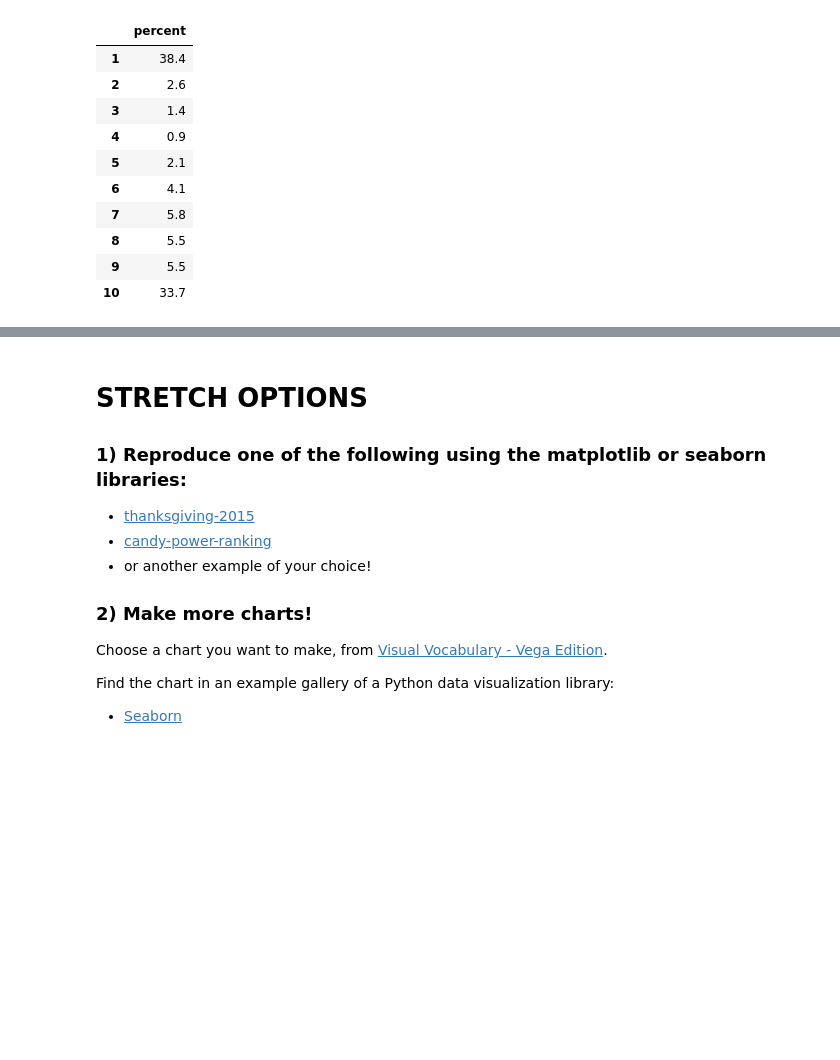
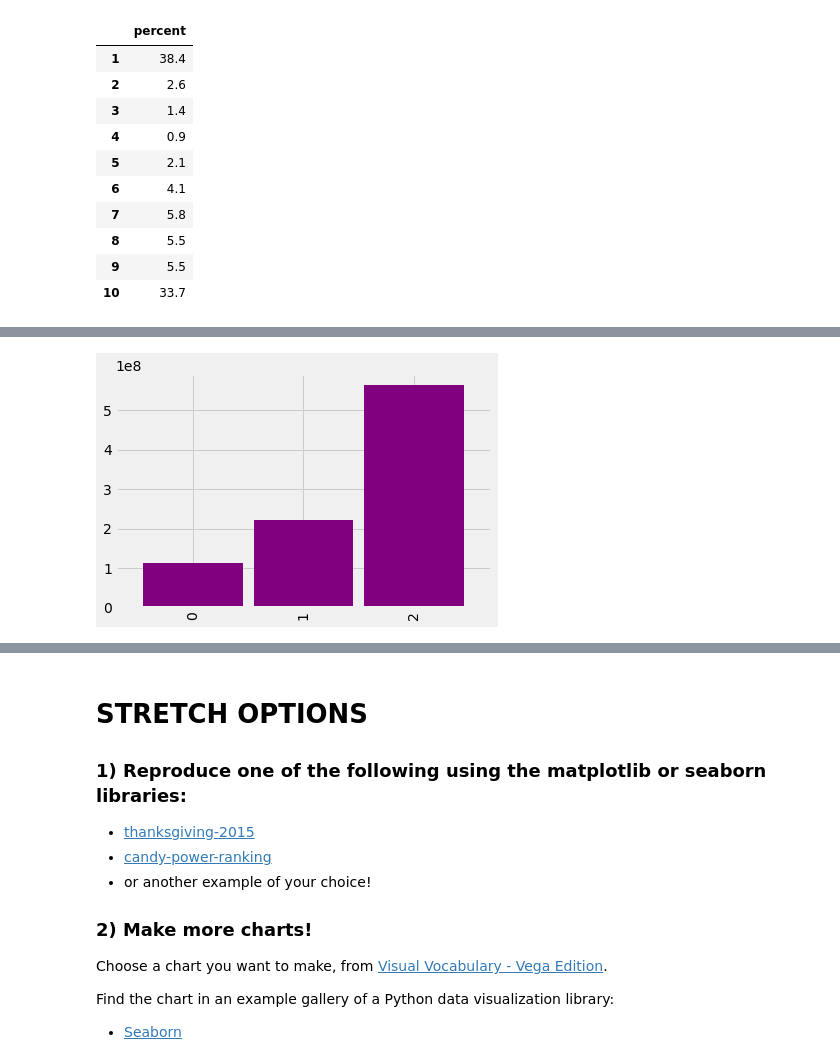
Before and after one commit to iambrookedrake/DS-Unit-1-Sprint-1-Data-Wrangling-and-Storytelling, a Jupyter notebook: module4-make-explanatory-visualizations/Brooke_Drake_DSPT6_U1S1M4_Make_Explanatory_Visualizations_Assignment.ipynb, the cells around one changed output, grey strips where cells are left out. Cells and saved outputs as stored; diff of their text form; code cells hidden in the pictures; blank space fills up the shorter version.

```diff
--- a/module4-make-explanatory-visualizations/Brooke_Drake_DSPT6_U1S1M4_Make_Explanatory_Visualizations_Assignment.ipynb
+++ b/module4-make-explanatory-visualizations/Brooke_Drake_DSPT6_U1S1M4_Make_Explanatory_Visualizations_Assignment.ipynb
@@ -187,0 +235,8 @@ ax.set_yticks(range(0,50,10));
+# %%
+plt.style.use('fivethirtyeight')
+
+absum = pd.Series(data_df['sum'])
+
+absum.plot.bar(color='purple', width=0.9);
+# %% [output]
+[figure, added]
```
Also changed, not shown: parts of 10 cells of this notebook.
